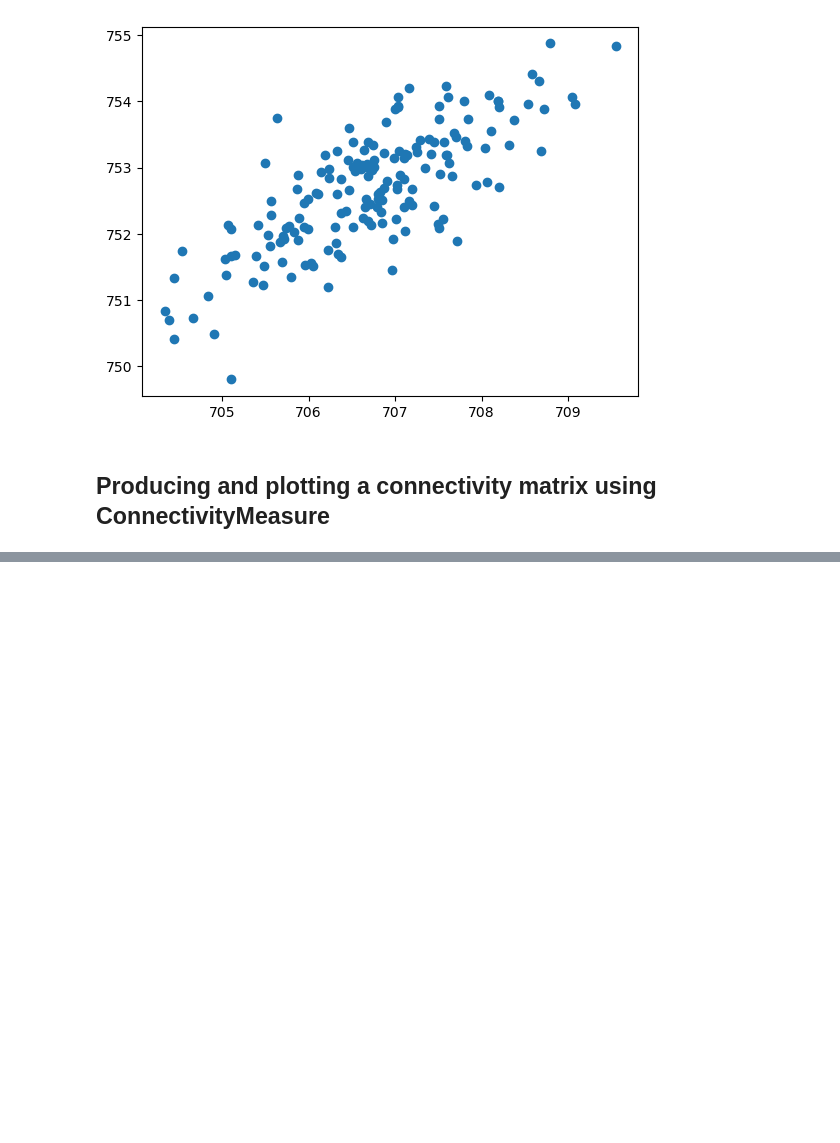
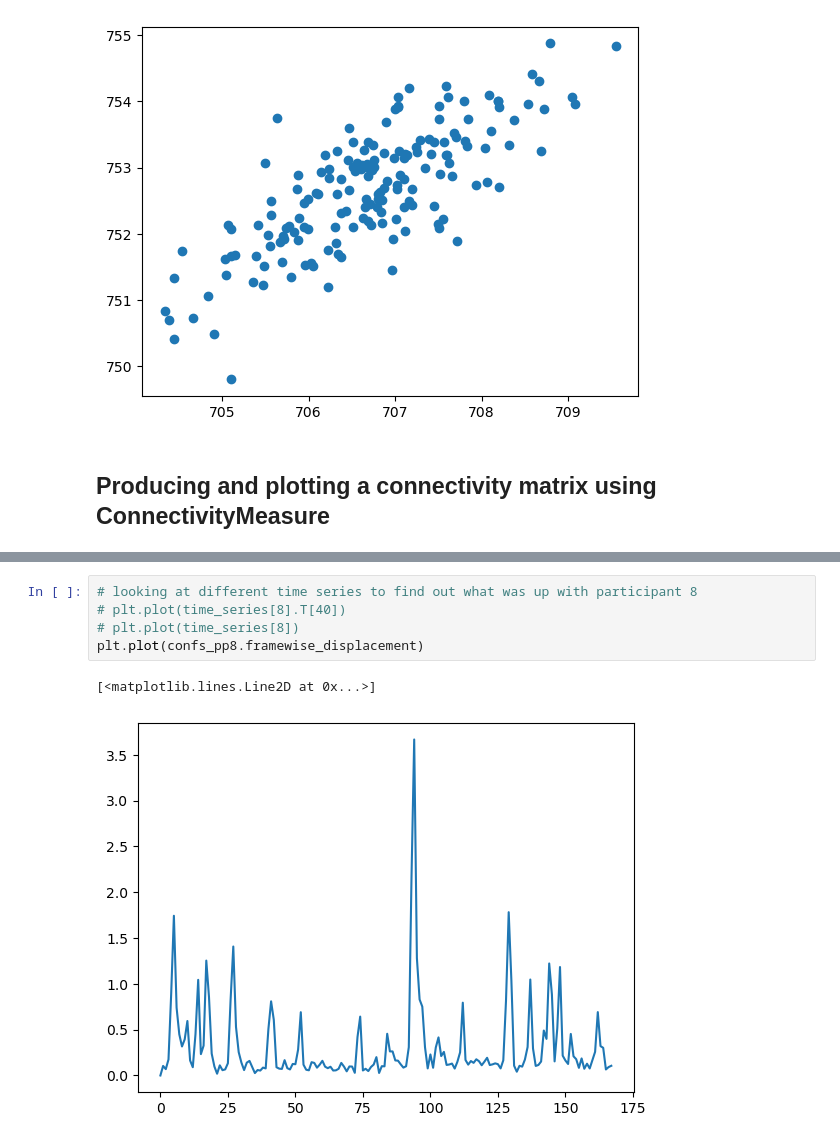
Before and after one commit to opdewinter/prsm-neuro-crash-course, a Jupyter notebook: nilearn first steps.ipynb, the cells around one changed output, grey strips where cells are left out. Drawn from its saved outputs; the diff is of its cells as text; blank space fills up the shorter version.

```diff
--- a/nilearn first steps.ipynb
+++ b/nilearn first steps.ipynb
@@ -228,0 +295,8 @@ plotting.plot_matrix(
+# %%
+# looking at different time series to find out what was up with participant 8
+# plt.plot(time_series[8].T[40])
+# plt.plot(time_series[8])
+plt.plot(confs_pp8.framewise_displacement)
+# %% [output]
+[<matplotlib.lines.Line2D at 0x...>]
+[figure, added]
```
Also changed, not shown: parts of 14 cells of this notebook.
